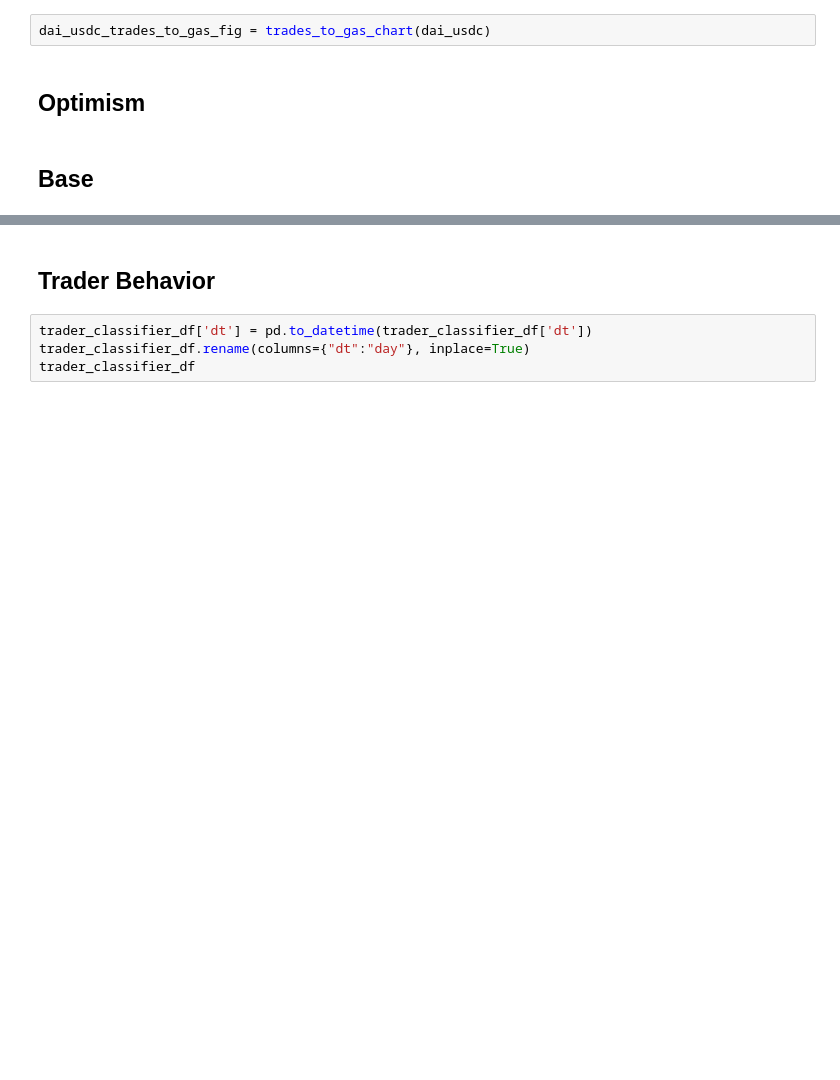
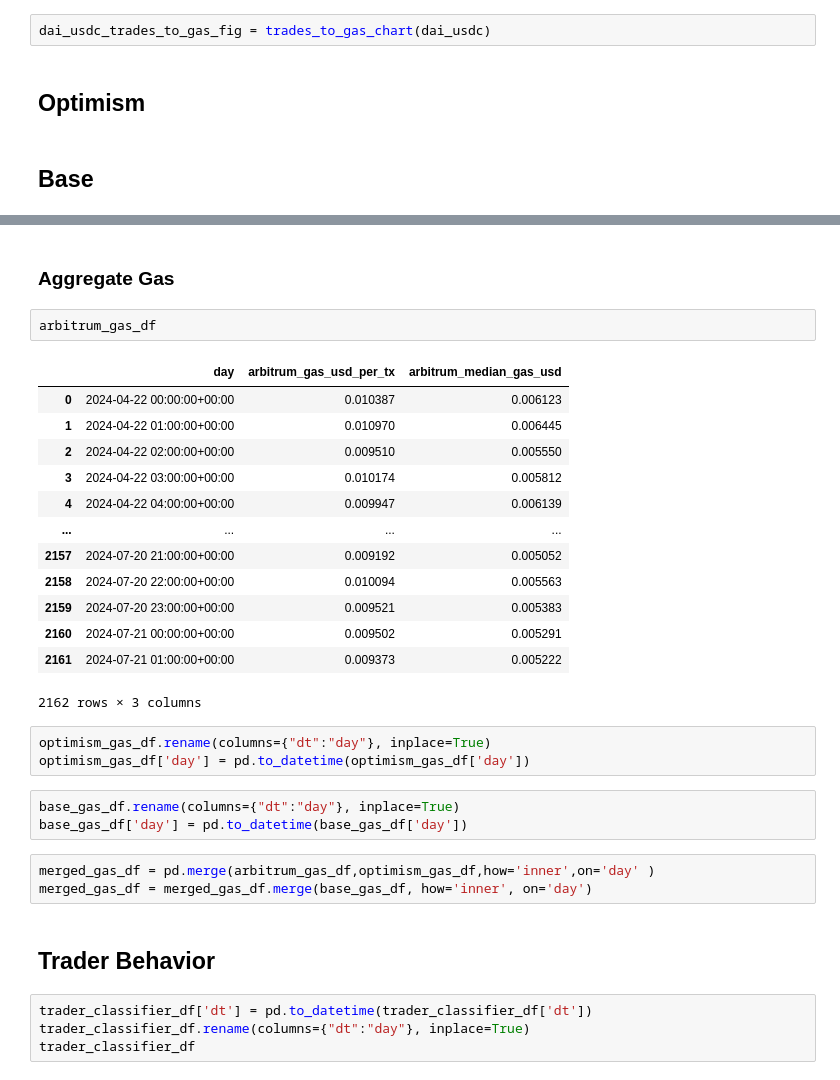
Before and after one commit to BrandynHamilton/gas_subsidy_research, a Jupyter notebook: eda.ipynb, the cells around one changed output, grey strips where cells are left out. Saved outputs shown, nothing was run; the diff lists cells and outputs as text; blank space fills up the shorter version.

```diff
--- a/eda.ipynb
+++ b/eda.ipynb
@@ -981,3 +1066,30 @@ dai_usdc_trades_to_gas_fig = trades_to_gas_chart(dai_usdc)
+# %% [markdown]
+### Aggregate Gas
+# %%
+arbitrum_gas_df
+# %% [output]
+|  | day | arbitrum_gas_usd_per_tx | arbitrum_median_gas_usd |
+| 0 | 2024-04-22 00:00:00+00:00 | 0.010387 | 0.006123 |
+| 1 | 2024-04-22 01:00:00+00:00 | 0.010970 | 0.006445 |
+| 2 | 2024-04-22 02:00:00+00:00 | 0.009510 | 0.005550 |
+| 3 | 2024-04-22 03:00:00+00:00 | 0.010174 | 0.005812 |
+| 4 | 2024-04-22 04:00:00+00:00 | 0.009947 | 0.006139 |
+| ... | ... | ... | ... |
+| 2157 | 2024-07-20 21:00:00+00:00 | 0.009192 | 0.005052 |
+| 2158 | 2024-07-20 22:00:00+00:00 | 0.010094 | 0.005563 |
+| 2159 | 2024-07-20 23:00:00+00:00 | 0.009521 | 0.005383 |
+| 2160 | 2024-07-21 00:00:00+00:00 | 0.009502 | 0.005291 |
+| 2161 | 2024-07-21 01:00:00+00:00 | 0.009373 | 0.005222 |
+2162 rows × 3 columns
+# %%
+optimism_gas_df.rename(columns={"dt":"day"}, inplace=True)
+optimism_gas_df['day'] = pd.to_datetime(optimism_gas_df['day'])
+# %%
+base_gas_df.rename(columns={"dt":"day"}, inplace=True)
+base_gas_df['day'] = pd.to_datetime(base_gas_df['day'])
+# %%
+merged_gas_df = pd.merge(arbitrum_gas_df,optimism_gas_df,how='inner',on='day' )
+merged_gas_df = merged_gas_df.merge(base_gas_df, how='inner', on='day')
 # %% [markdown]
 ## Trader Behavior
 # %%
```
Also changed, not shown: parts of 39 cells of this notebook.
